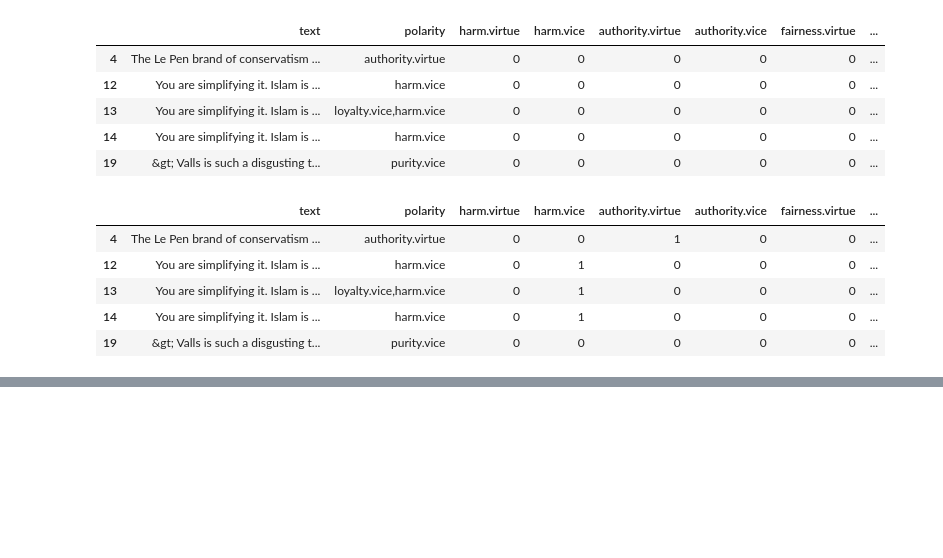
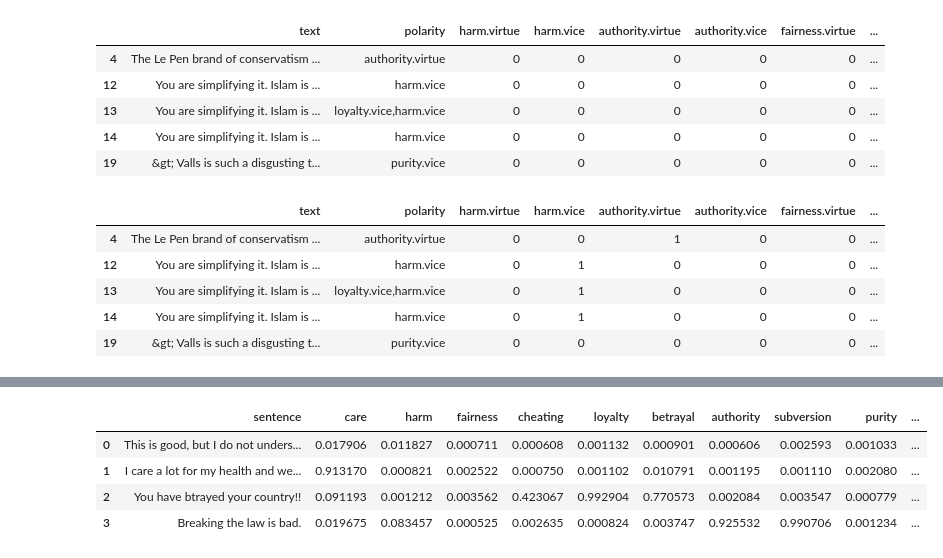
Before and after one commit to Pacozabala/CSCI199.X-workbench, a Jupyter notebook: single-label-classifiers.ipynb, the cells around one changed output, grey strips where cells are left out. Drawn from its saved outputs; the diff is of its cells as text; code cells hidden in the pictures; blank space fills up the shorter version.

```diff
--- a/single-label-classifiers.ipynb
+++ b/single-label-classifiers.ipynb
@@ -136,0 +186,74 @@ Date:   Mon Feb 16 21:43:14 2026 +0800
+# %%
+def preprocessing(input_text, tokenizer):
+    return tokenizer(
+                        input_text,
+                        add_special_tokens = True,
+                        max_length = 150,
+                        padding = 'max_length',
+                        return_attention_mask = True,
+                        return_token_type_ids = True,  # Add this line
+                        return_tensors = 'pt',
+                        truncation=True
+                   )
+# %%
+# Example list of sentences
+sentences = [
+    "This is good, but I do not understand it!",
+    "I care a lot for my health and well-being",
+    "You have btrayed your country!!",
+    "Breaking the law is bad."
+    # Add more sentences as needed
+]
+
+# the list of Moral (MFT) values
+mft_values = ["care", "harm", "fairness", "cheating", "loyalty", "betrayal",
+              "authority", "subversion", "purity", "degradation"]
+
+
+# function to load the model, predict the score, and return the second value
+def get_model_score(sentence, mft):
+    repo_name = f"vjosap/moralBERT-predict-{mft}-in-text"
+
+    # loading the model
+    model = MyModel.from_pretrained(repo_name, bert_model=bert_model).to(device)
+
+    # preprocessing the text
+    encodeds = preprocessing(sentence, tokenizer)
+    encodeds = {k: v.to(device) for k, v in encodeds.items()}
+
+    # predicting the mft score
+    output = model(**encodeds)
+    score = F.softmax(output, dim=1)
+
+    # extracting and return the second value from the tensor
+    mft_value = score[0, 1].item()
+
+    return mft_value
+
+# initialising a list to accumulate the results
+results = []
+
+# sequential execution of predictions
+for sentence in sentences:
+    # dictionary to store scores for the current sentence
+    sentence_scores = {"sentence": sentence}
+
+    # iterate through each MFT model and get the score
+    for mft in mft_values:
+        sentence_scores[mft] = get_model_score(sentence, mft)
+
+    results.append(sentence_scores)
+
+results_df = pd.DataFrame(results)
+
+# display the final results
+results_df
+
+# save the DataFrame to a CSV file
+# results_df.to_csv("moral_foundation_scores.csv", index=False)
+# %% [output]
+|  | sentence | care | harm | fairness | cheating | loyalty | betrayal | authority | subversion | purity | ... |
+| 0 | This is good, but I do not unders... | 0.017906 | 0.011827 | 0.000711 | 0.000608 | 0.001132 | 0.000901 | 0.000606 | 0.002593 | 0.001033 | ... |
+| 1 | I care a lot for my health and we... | 0.913170 | 0.000821 | 0.002522 | 0.000750 | 0.001102 | 0.010791 | 0.001195 | 0.001110 | 0.002080 | ... |
+| 2 | You have btrayed your country!! | 0.091193 | 0.001212 | 0.003562 | 0.423067 | 0.992904 | 0.770573 | 0.002084 | 0.003547 | 0.000779 | ... |
+| 3 | Breaking the law is bad. | 0.019675 | 0.083457 | 0.000525 | 0.002635 | 0.000824 | 0.003747 | 0.925532 | 0.990706 | 0.001234 | ... |
```
Also changed, not shown: parts of 12 cells of this notebook.
